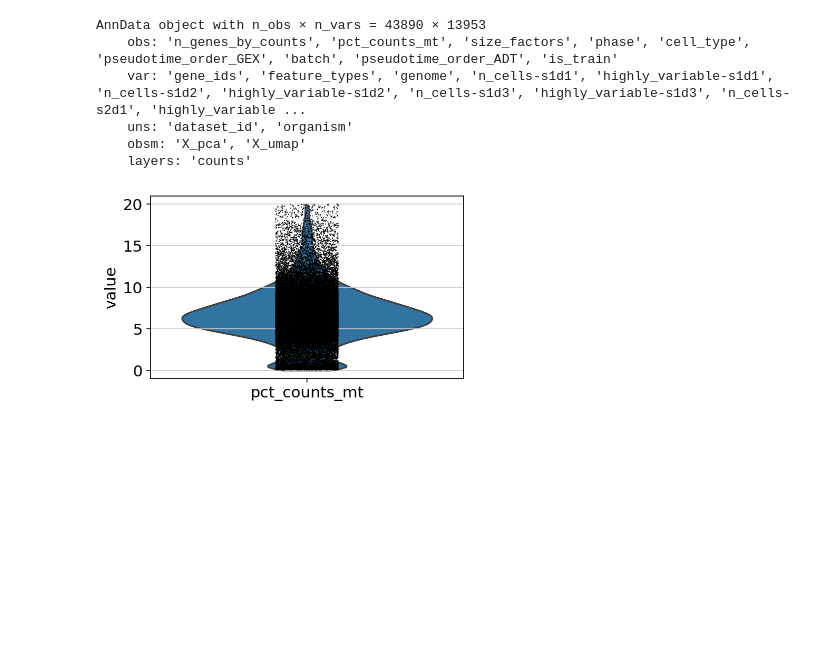
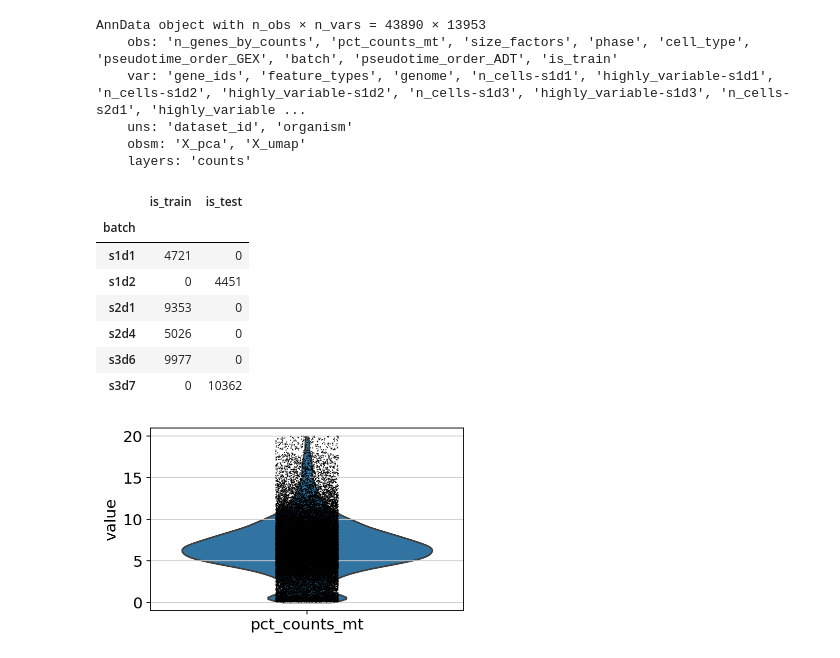
Before and after one commit to SteshinSS/NeurIPS2021, a Jupyter notebook: notebooks/EDA/official/gex_adt.ipynb, the cells around one changed output. Cells and saved outputs as stored; diff of their text form; code cells hidden in the pictures; blank space fills up the shorter version.

Commit message:
Add batch info into official EDA notebook

```diff
--- a/notebooks/EDA/official/gex_adt.ipynb
+++ b/notebooks/EDA/official/gex_adt.ipynb
@@ -24,6 +24,18 @@ AnnData object with n_obs × n_vars = 43890 × 13953
     uns: 'dataset_id', 'organism'
     obsm: 'X_pca', 'X_umap'
     layers: 'counts'
+# %%
+data.obs['is_test'] = ~data.obs['is_train']
+data.obs.groupby(['batch']).sum()[['is_train', 'is_test']]
+# %% [output]
+|  | is_train | is_test |
+| batch |  |  |
+| s1d1 | 4721 | 0 |
+| s1d2 | 0 | 4451 |
+| s2d1 | 9353 | 0 |
+| s2d4 | 5026 | 0 |
+| s3d6 | 9977 | 0 |
+| s3d7 | 0 | 10362 |
 # %%
 sc.pl.violin(data, 'pct_counts_mt')
 # %% [output]
```
